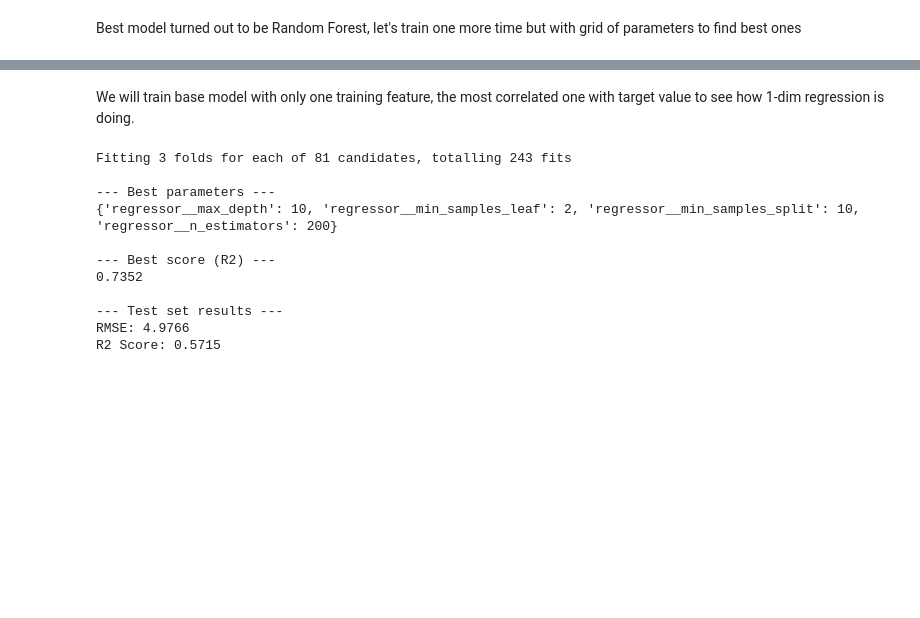
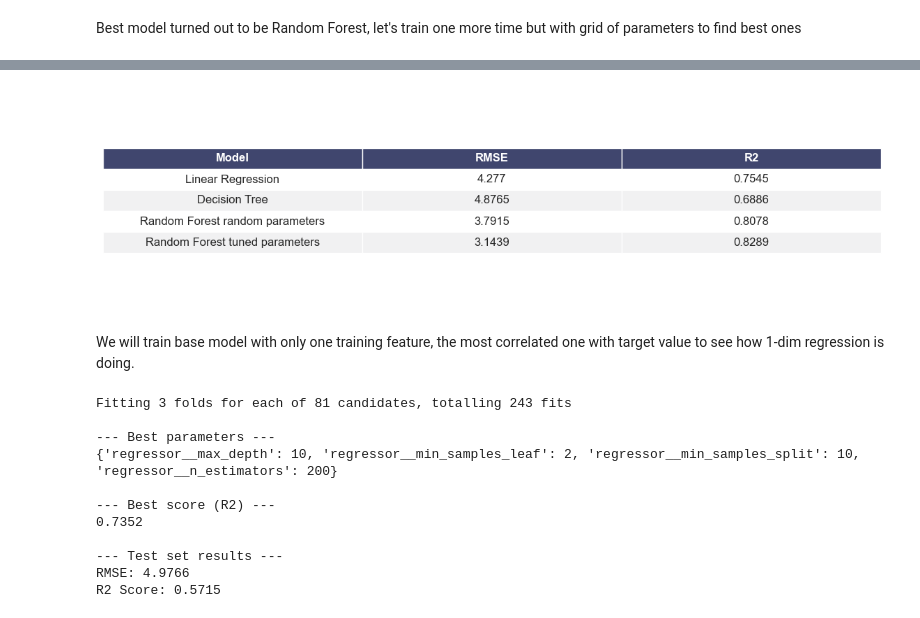
Before and after one commit to chillMLguy/life-expectancy, a Jupyter notebook: report.ipynb, the cells around one changed output, grey strips where cells are left out. Drawn from its saved outputs; the diff is of its cells as text; code cells hidden in the pictures; blank space fills up the shorter version.

Commit message:
viz table added

```diff
--- a/report.ipynb
+++ b/report.ipynb
@@ -262,5 +263,5 @@ X_train = X_train.fillna(0)
 models = {
     "Linear Regression": LinearRegression(),
     "Decision Tree": DecisionTreeRegressor(random_state=42),
-    "Random Forest": RandomForestRegressor(n_estimators=100, random_state=42)
+    "Random Forest random parameters": RandomForestRegressor(n_estimators=100, random_state=42)
 }
@@ -346 +355,4 @@ RMSE: 3.1447
 R2 Score: 0.8289
+# %%
+results_df.loc[len(results_df)] = ['Random Forest tuned parameters', 3.1439, 0.8289]
+results_df
@@ -347,3 +365,32 @@ R2 Score: 0.8289
+# %%
+fig, ax = plt.subplots(figsize=(12, 4))
+ax.axis('tight')
+ax.axis('off')
+header_color = '#40466e'
+row_colors = ['#f1f1f2', 'w']
+edge_color = 'w'
+
+table = ax.table(
+    cellText=results_df.values,
+    colLabels=results_df.columns,
+    loc='center',
+    cellLoc='center'
+)
+
+table.auto_set_font_size(False)
+table.set_fontsize(12)
+table.scale(1.2, 1.8)
+for k, cell in table.get_celld().items():
+    cell.set_edgecolor(edge_color)
+    if k[0] == 0:
+        cell.set_text_props(weight='bold', color='w')
+        cell.set_facecolor(header_color)
+    else:
+        cell.set_facecolor(row_colors[k[0] % len(row_colors)])
+
+plt.show()
+# %% [output]
+[figure, added]
 # %% [markdown]
 We will train base model with only one training feature, the most correlated one with target value to see how 1-dim regression is doing.
 # %%
```
Also changed, not shown: parts of 7 cells of this notebook, 1 other file.
